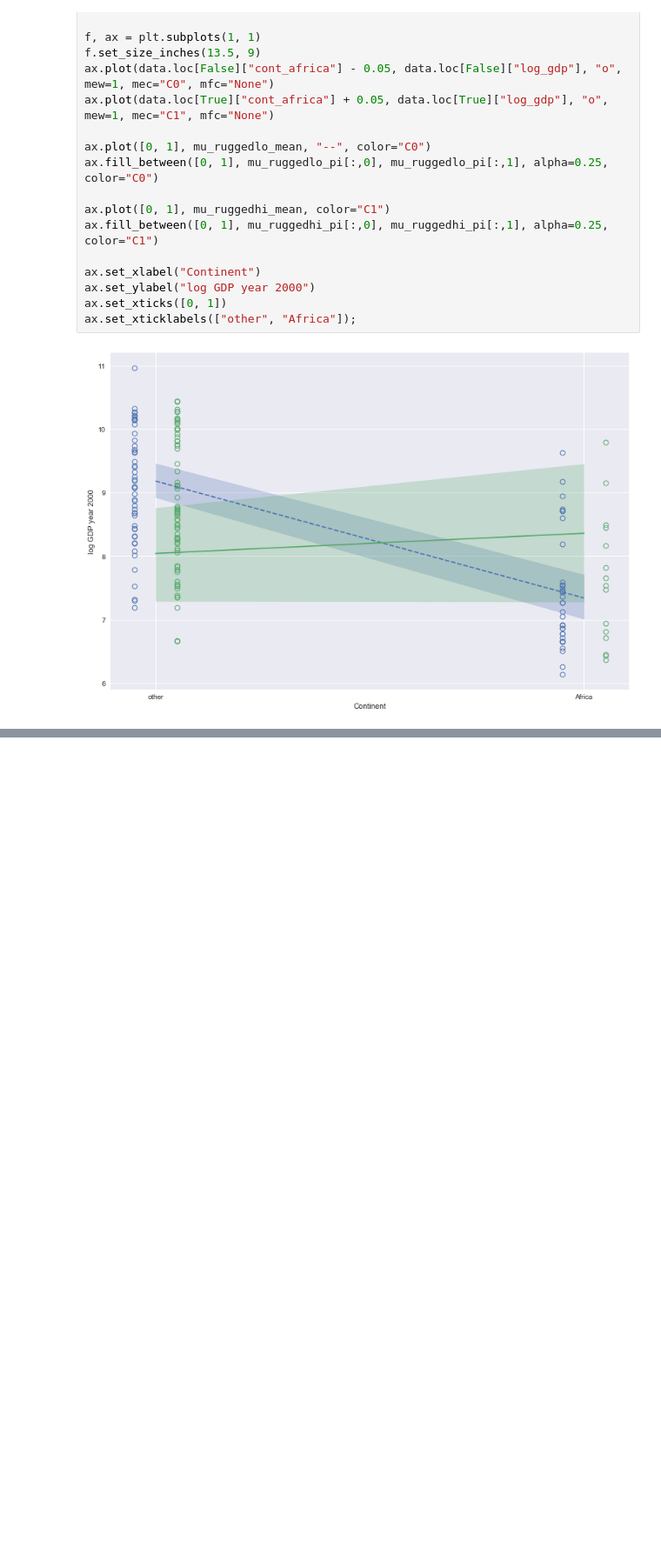
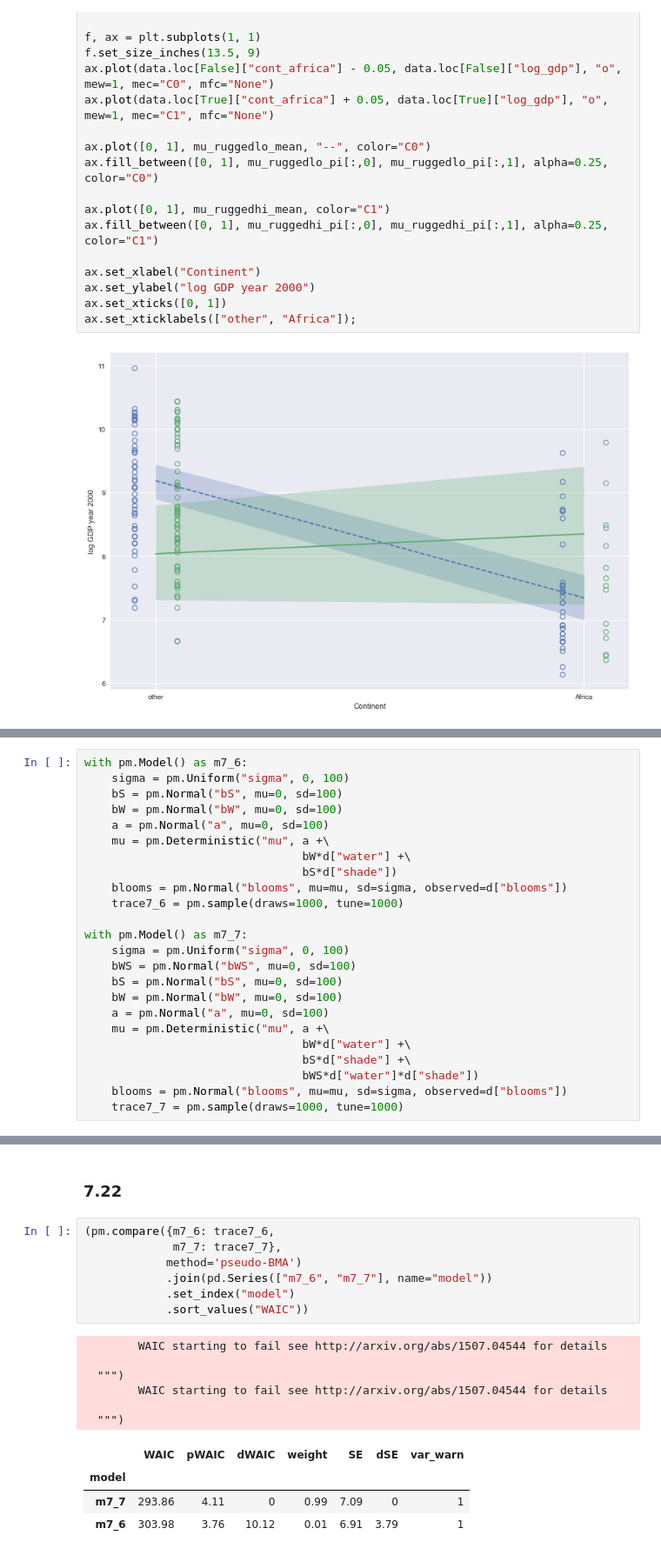
Before and after one commit to grinnbearit/statistical_rethinking, a Jupyter notebook: chapter_7.ipynb, the cells around one changed output, grey strips where cells are left out. Shown: that part at 87% size. Cells and saved outputs as stored; diff of their text form; blank space fills up the shorter version.

```diff
--- a/chapter_7.ipynb
+++ b/chapter_7.ipynb
@@ -320,0 +337,24 @@ ax.set_xticklabels(["other", "Africa"]);
+# %%
+with pm.Model() as m7_6:
+    sigma = pm.Uniform("sigma", 0, 100)
+    bS = pm.Normal("bS", mu=0, sd=100)
+    bW = pm.Normal("bW", mu=0, sd=100)
+    a = pm.Normal("a", mu=0, sd=100)
+    mu = pm.Deterministic("mu", a +\
+                                bW*d["water"] +\
+                                bS*d["shade"])
+    blooms = pm.Normal("blooms", mu=mu, sd=sigma, observed=d["blooms"])
+    trace7_6 = pm.sample(draws=1000, tune=1000)
+
+with pm.Model() as m7_7:
+    sigma = pm.Uniform("sigma", 0, 100)
+    bWS = pm.Normal("bWS", mu=0, sd=100)
+    bS = pm.Normal("bS", mu=0, sd=100)
+    bW = pm.Normal("bW", mu=0, sd=100)
+    a = pm.Normal("a", mu=0, sd=100)
+    mu = pm.Deterministic("mu", a +\
+                                bW*d["water"] +\
+                                bS*d["shade"] +\
+                                bWS*d["water"]*d["shade"])
+    blooms = pm.Normal("blooms", mu=mu, sd=sigma, observed=d["blooms"])
+    trace7_7 = pm.sample(draws=1000, tune=1000)
@@ -320,0 +388,20 @@ ax.set_xticklabels(["other", "Africa"]);
+# %% [markdown]
+### 7.22
+# %%
+(pm.compare({m7_6: trace7_6,
+             m7_7: trace7_7},
+            method='pseudo-BMA')
+            .join(pd.Series(["m7_6", "m7_7"], name="model"))
+            .set_index("model")
+            .sort_values("WAIC"))
+# %% [output]
+        WAIC starting to fail see http://arxiv.org/abs/1507.04544 for details
+
+  """)
+        WAIC starting to fail see http://arxiv.org/abs/1507.04544 for details
+
+  """)
+|  | WAIC | pWAIC | dWAIC | weight | SE | dSE | var_warn |
+| model |  |  |  |  |  |  |  |
+| m7_7 | 293.86 | 4.11 | 0 | 0.99 | 7.09 | 0 | 1 |
+| m7_6 | 303.98 | 3.76 | 10.12 | 0.01 | 6.91 | 3.79 | 1 |
```
Also changed, not shown: parts of 29 cells of this notebook, 1 other file.
